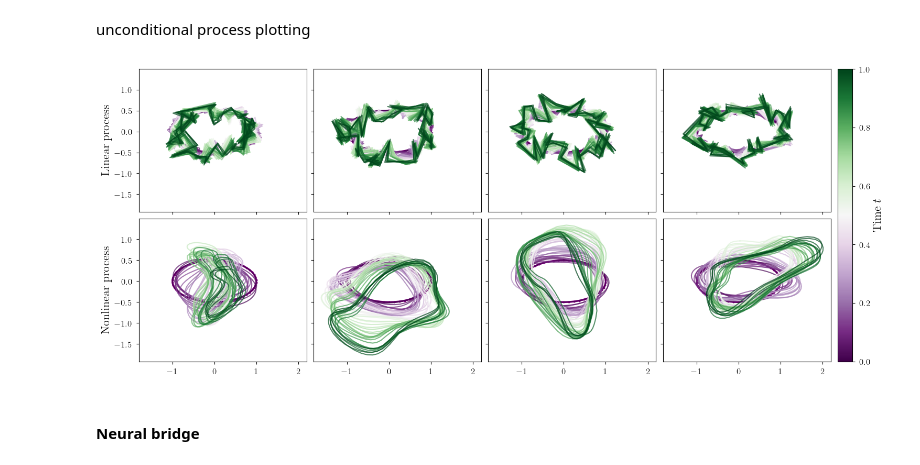
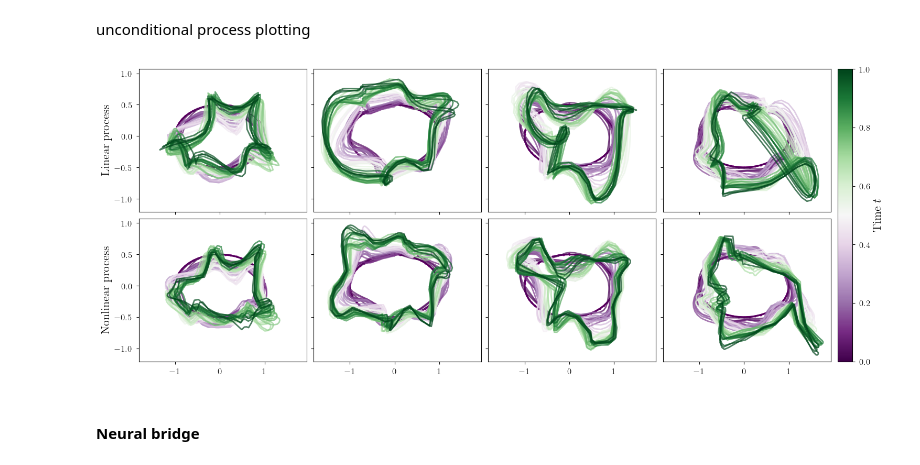
Before and after one commit to bookdiver/neuralbridge, a Jupyter notebook: notebooks/landmark_model.ipynb, the cells around one changed output. Saved outputs shown, nothing was run; the diff lists cells and outputs as text; code cells hidden in the pictures.

```diff
--- a/notebooks/landmark_model.ipynb
+++ b/notebooks/landmark_model.ipynb
@@ -26,16 +23,19 @@ WARNING:absl:Tensorflow library not found, tensorflow.io.gfile operations will u
 X_brownian_unc = SDEFactory(
     config=OmegaConf.create({
         "sde": {
-            "name": "brownian",
+            "name": "landmark",
+            "n_landmarks": 50,
             "X_dim": 50 * 2,
             "W_dim": 50 * 2,
             "T": 1.0,
             "dt": 0.01,
             "t_scheme": "linear",
             "params_X_unc": {
-                "gamma": 0.0,
-                "sigma": 0.2,
-            },
+                "k_alpha": 0.3,
+                "k_sigma": 0.2,
+                "n_landmarks": 50,
+                "m_landmarks": 2
+            }
         }
     })
 ).get_original_sde()
@@ -52,7 +52,7 @@ X_lagrangian_unc = SDEFactory(
             "t_scheme": "linear",
             "params_X_unc": {
                 "k_alpha": 0.3,
-                "k_sigma": 0.5,
+                "k_sigma": 0.2,
                 "n_landmarks": 50,
                 "m_landmarks": 2
             }
@@ -81,9 +83,9 @@ W = WienerProcess(
 )
 # %%
 X_brownian_unc_solver = Euler(X_brownian_unc, W, tGrid)
-X_brownian_unc_path = X_brownian_unc_solver.solve(x0=u, batch_size=4)
+X_brownian_unc_path = X_brownian_unc_solver.solve(x0=u, batch_size=4, rng_key=jax.random.PRNGKey(0))
 X_lagrangian_unc_solver = Euler(X_lagrangian_unc, W, tGrid)
-X_lagrangian_unc_path = X_lagrangian_unc_solver.solve(x0=u, batch_size=4)
+X_lagrangian_unc_path = X_lagrangian_unc_solver.solve(x0=u, batch_size=4, rng_key=jax.random.PRNGKey(0))
 # %%
 fig, axes = plt.subplots(2, 4, figsize=(15, 6), sharey=True, sharex=True, layout="constrained")
 axes[0, 0].set_ylabel(r'Linear process', fontsize=16)
@@ -99,36 +101,36 @@ for i, ax in enumerate(axes[0]):
         show_intermediate_shapes=True,
         show_intermediate_trajectories=False,
         markersize=10,
         alpha=0.7,
         show_every=2,
-        linewidth=1.5,
+        linewidth=2.0,
         show_colorbar=False
     )
     ax.tick_params(axis='both', which='major', labelsize=12)
 
 for i, ax in enumerate(axes[1]):
     ax.plot(*u_closed.T, '-o', color="purple", alpha=1.0, linewidth=2.5, markersize=3, label=r'$u$')
     ax, mappable = plot_landmark_sample_path(
         X_lagrangian_unc_path[i],
         ax=ax,
         m_landmarks=2,
         cmap="PRGn",
         show_intermediate_shapes=True,
         show_intermediate_trajectories=False,
         markersize=10,
         alpha=0.7,
         show_every=2,
-        linewidth=1.5,
+        linewidth=2.0,
         show_colorbar=False
     )
     ax.tick_params(axis='both', which='major', labelsize=12)
 
 cbar = fig.colorbar(mappable, ax=axes.ravel().tolist(), label=r'Time $t$', pad=0.01)
 cbar.ax.tick_params(labelsize=12)
 cbar.set_label(r'Time $t$', fontsize=16)
 fig.savefig("../assets/figures/landmark_model/ellipse_unconditional_samples.pdf", dpi=300, bbox_inches="tight")
 # %% [output]
-[figure, old version]
+[figure, new version]
 # %% [markdown]
 #### Neural bridge
 # %%
```
Also changed, not shown: parts of 5 cells of this notebook, 12 other files.
